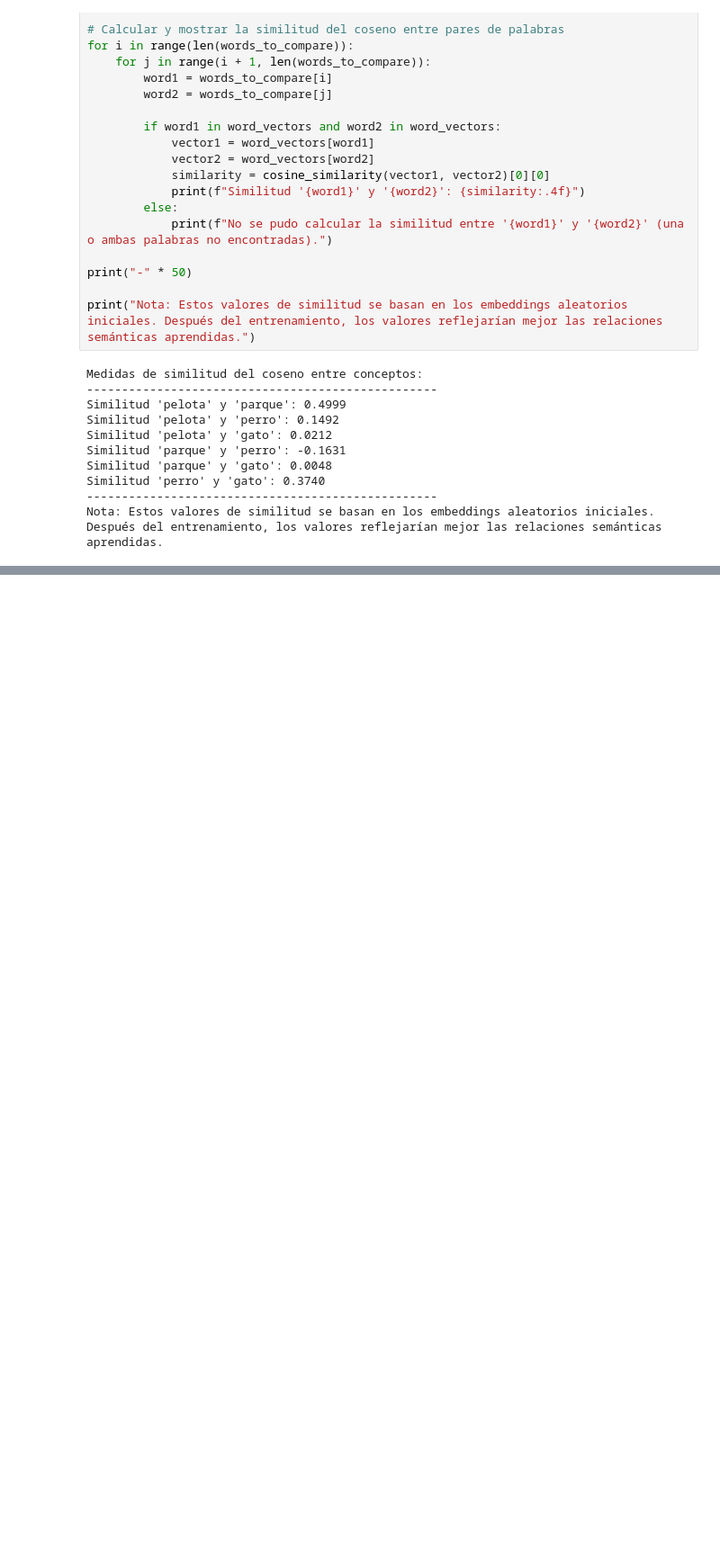
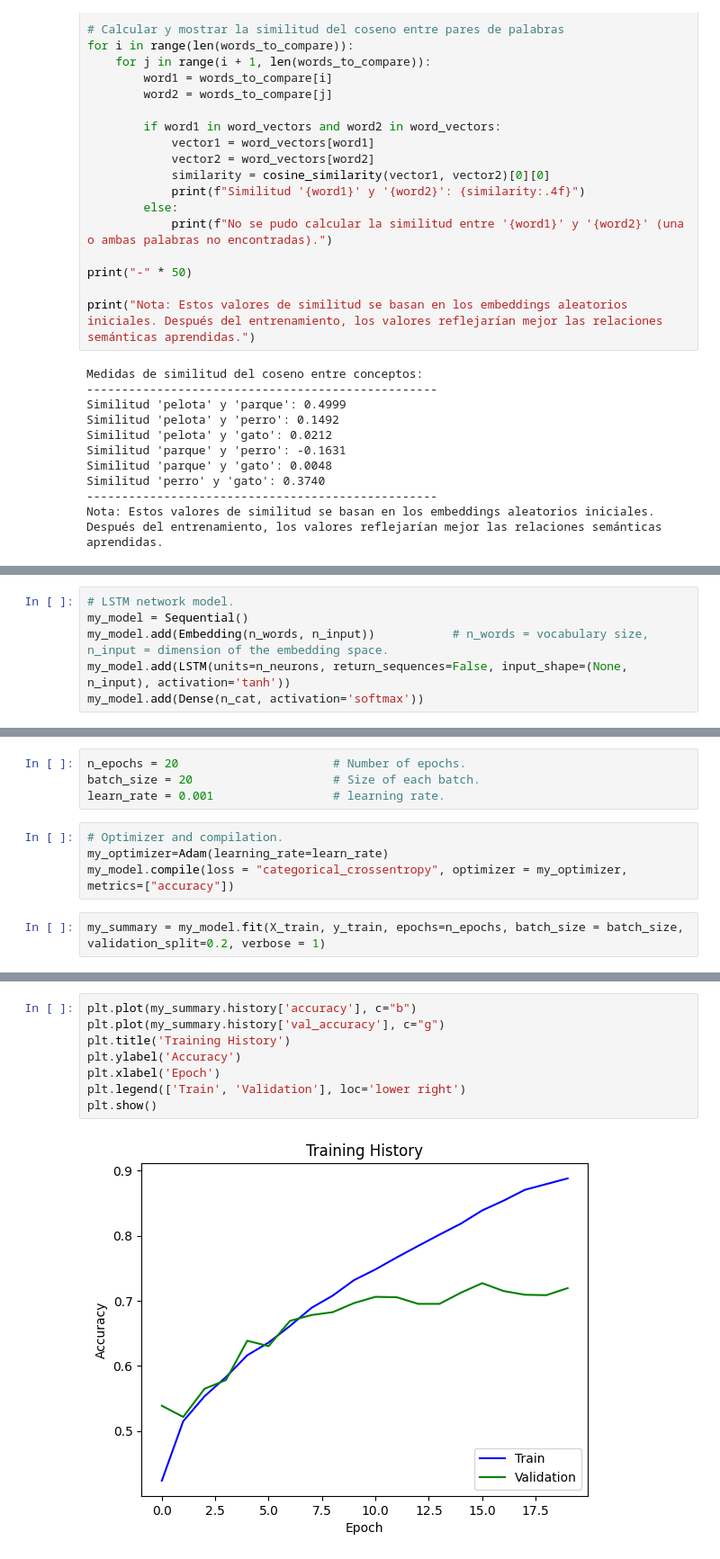
Before and after one commit to davidlealo/sic_ai_2025_sept, a Jupyter notebook: 4_pnl/clase_30.ipynb, the cells around one changed output, grey strips where cells are left out. Shown at 90% size. Drawn from its saved outputs; the diff is of its cells as text; blank space fills up the shorter version.

```diff
--- a/4_pnl/clase_30.ipynb
+++ b/4_pnl/clase_30.ipynb
@@ -326,0 +1165,6 @@ Nota: Estos valores de similitud se basan en los embeddings aleatorios iniciales
+# %%
+# LSTM network model.
+my_model = Sequential()
+my_model.add(Embedding(n_words, n_input))           # n_words = vocabulary size, n_input = dimension of the embedding space.
+my_model.add(LSTM(units=n_neurons, return_sequences=False, input_shape=(None, n_input), activation='tanh'))
+my_model.add(Dense(n_cat, activation='softmax'))
@@ -326,0 +1188,10 @@ Nota: Estos valores de similitud se basan en los embeddings aleatorios iniciales
+# %%
+n_epochs = 20                      # Number of epochs.
+batch_size = 20                    # Size of each batch.
+learn_rate = 0.001                 # learning rate.
+# %%
+# Optimizer and compilation.
+my_optimizer=Adam(learning_rate=learn_rate)
+my_model.compile(loss = "categorical_crossentropy", optimizer = my_optimizer, metrics=["accuracy"])
+# %%
+my_summary = my_model.fit(X_train, y_train, epochs=n_epochs, batch_size = batch_size, validation_split=0.2, verbose = 1)
@@ -326,0 +1216,10 @@ Nota: Estos valores de similitud se basan en los embeddings aleatorios iniciales
+# %%
+plt.plot(my_summary.history['accuracy'], c="b")
+plt.plot(my_summary.history['val_accuracy'], c="g")
+plt.title('Training History')
+plt.ylabel('Accuracy')
+plt.xlabel('Epoch')
+plt.legend(['Train', 'Validation'], loc='lower right')
+plt.show()
+# %% [output]
+[figure, added]
```
Also changed, not shown: parts of 83 cells of this notebook.
